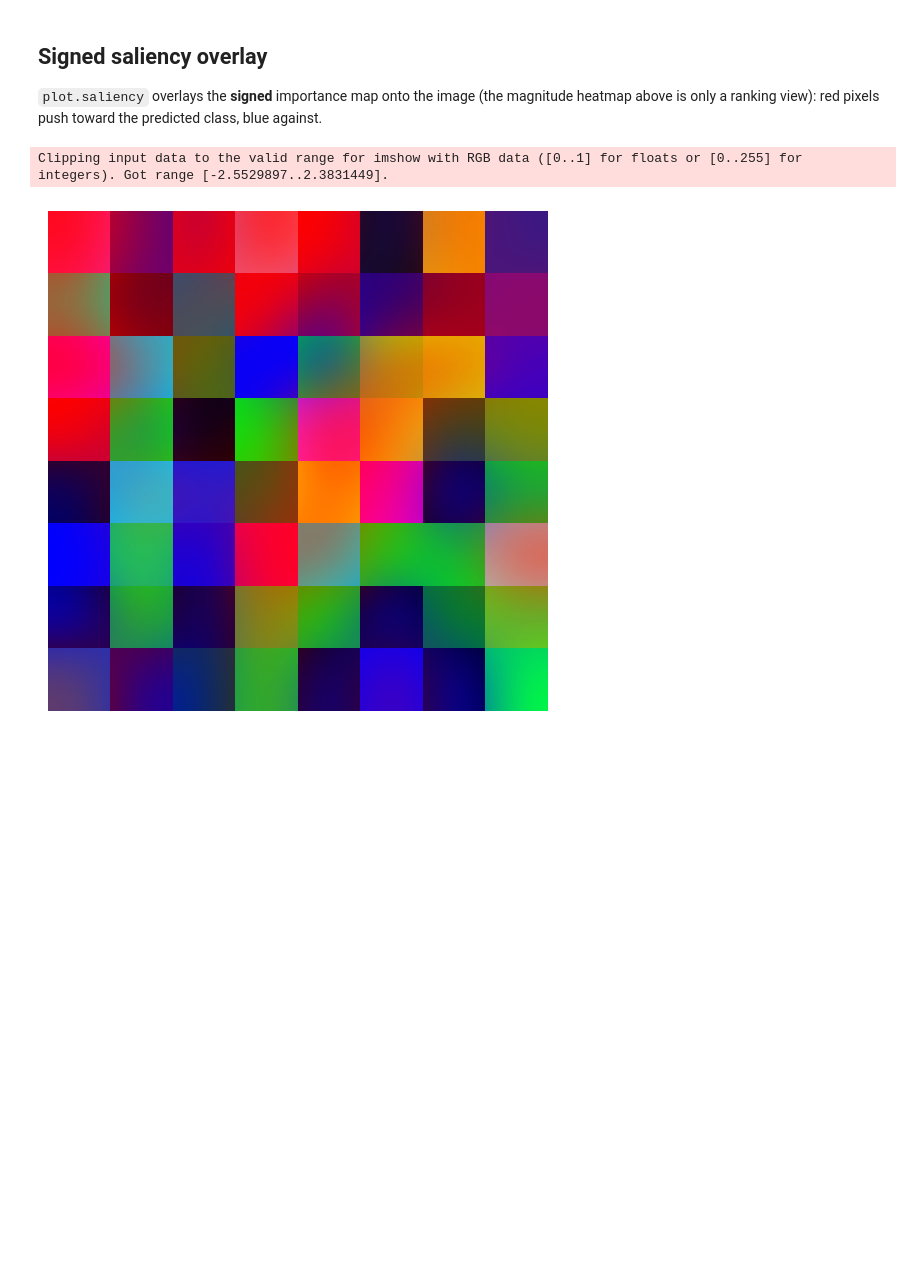
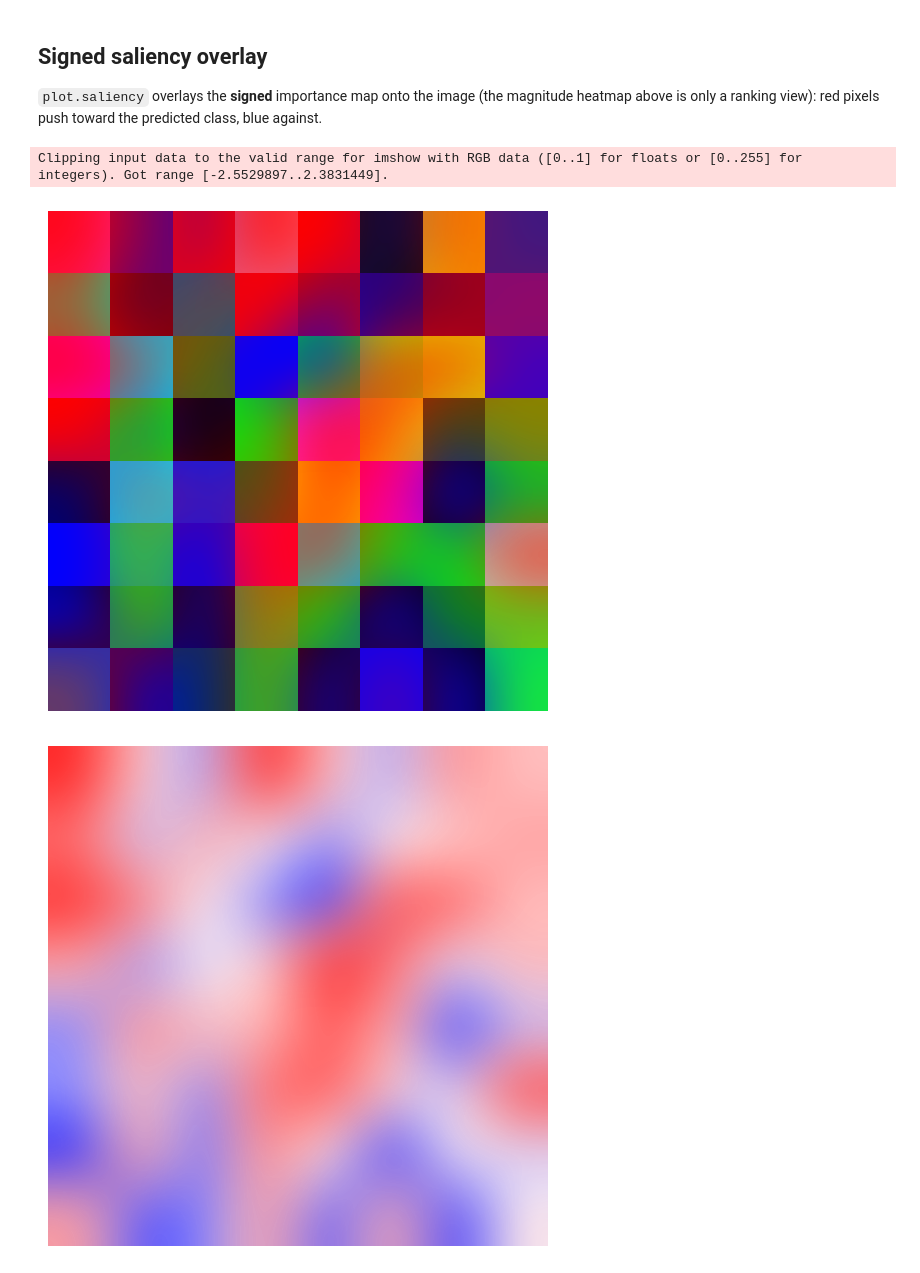
Before and after one commit to KaiRawal/Rule-of-Thumb, a Jupyter notebook: examples/03_image_quickstart.ipynb, the cells around one changed output. Cells and saved outputs as stored; diff of their text form; code cells hidden in the pictures; blank space fills up the shorter version.

```diff
--- a/examples/03_image_quickstart.ipynb
+++ b/examples/03_image_quickstart.ipynb
@@ -62,8 +72,11 @@ toward the predicted class, blue against.
 # %%
 from ruleofthumb import plot
 
-imp_signed = exp.get_explanation(x[:1])[0]   # [H, W], channels summed
+# Reuse imp from the previous cell: signed map preserves direction.
+imp_signed = imp[0]   # [H, W], channels already summed
 fig = plot.saliency(imp_signed, image=x[0].transpose(1, 2, 0))
+map_only_fig = plot.saliency(imp_signed)  # map alone, no photo underneath
 # %% [output]
 Clipping input data to the valid range for imshow with RGB data ([0..1] for floats or [0..255] for integers). Got range [-2.5529897..2.3831449].
 [figure]
+[figure, added]
```
Also changed, not shown: parts of 3 cells of this notebook, 15 other files.
